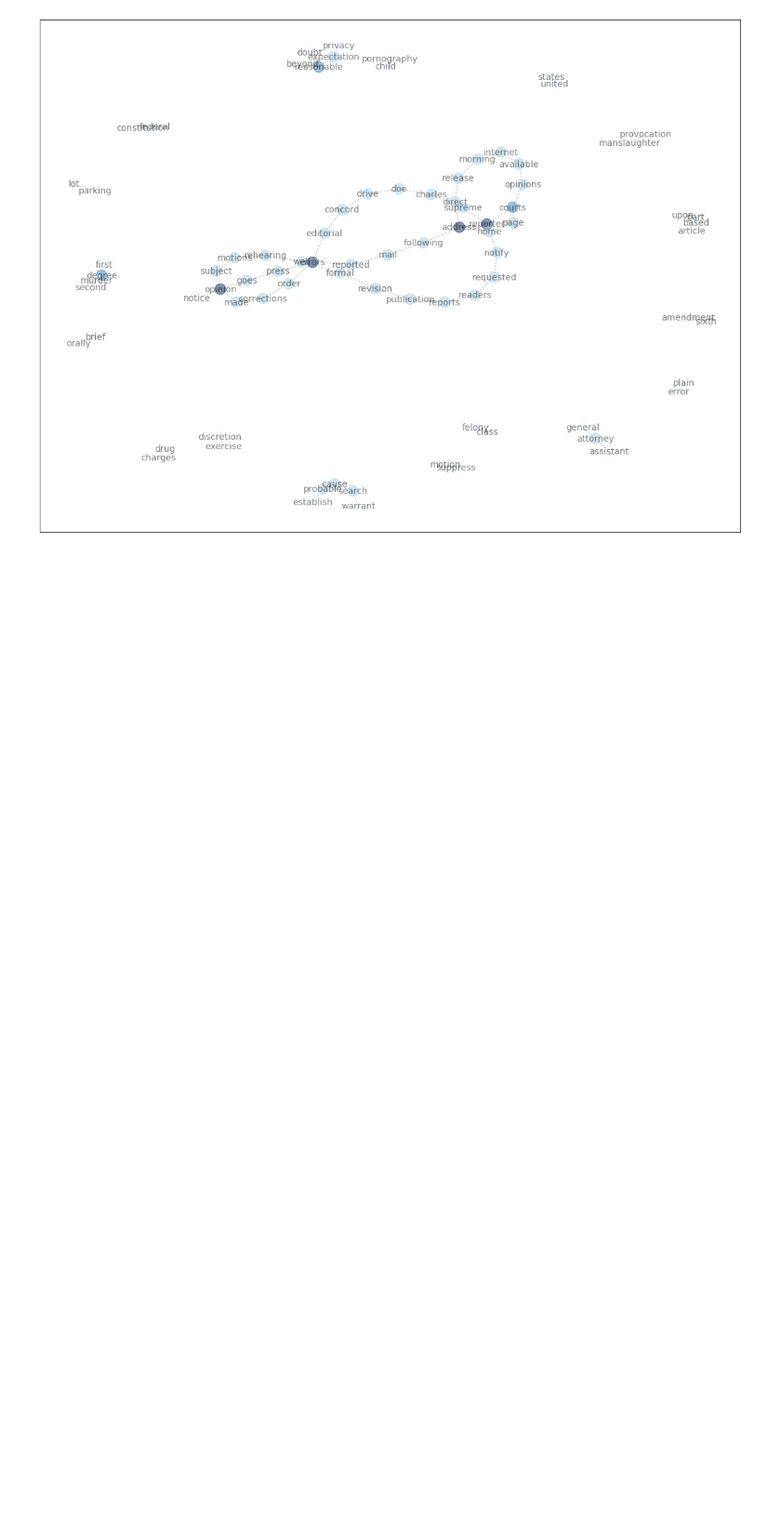
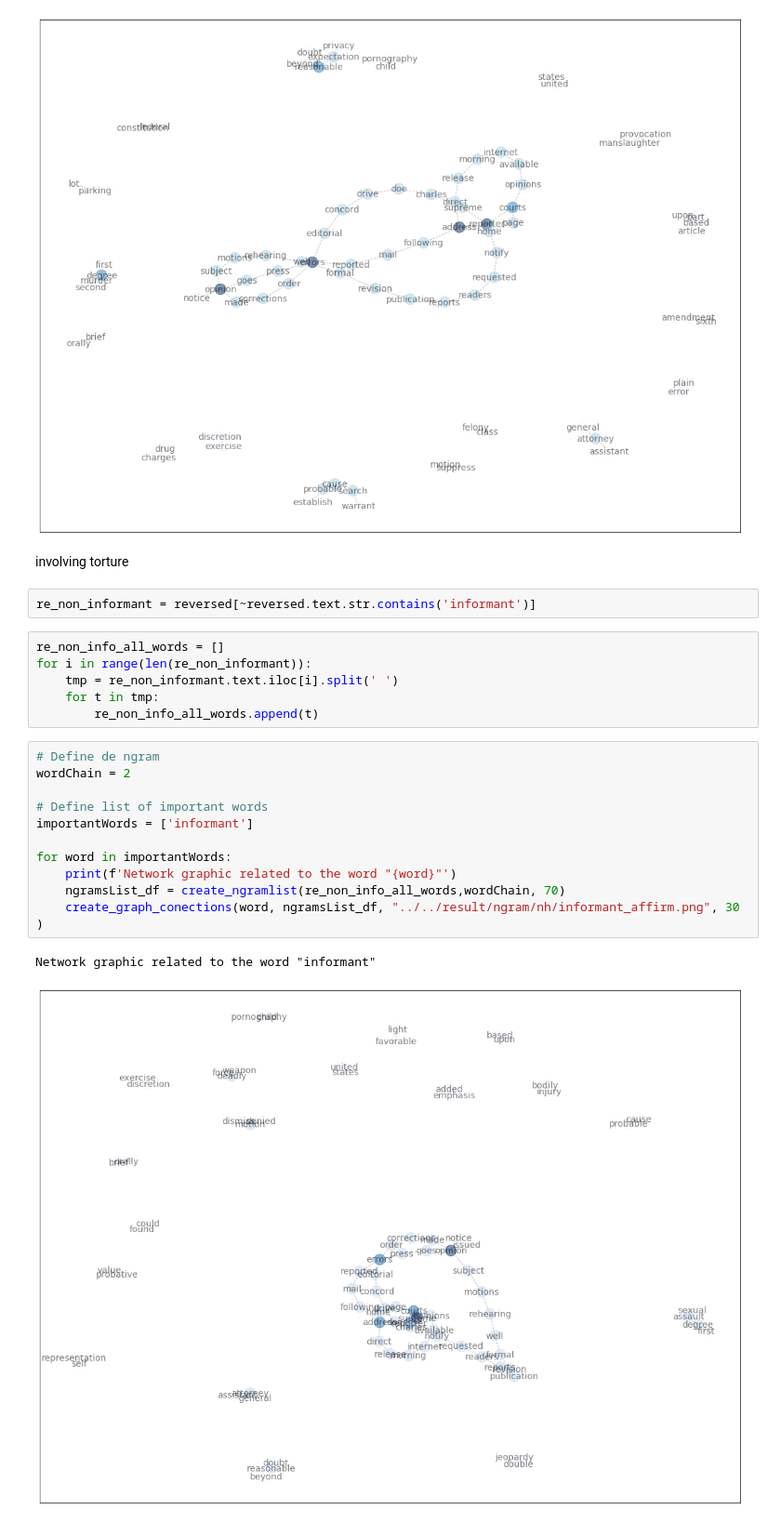
Before and after one commit to changhaoliang/CS506-Spring2020-Projects, a Jupyter notebook: src/analysis/nh_ngram_analytics.ipynb, the cells around one changed output. Shown at 93% size. Drawn from its saved outputs; the diff is of its cells as text; blank space fills up the shorter version.

```diff
--- a/src/analysis/nh_ngram_analytics.ipynb
+++ b/src/analysis/nh_ngram_analytics.ipynb
@@ -298,3 +306,27 @@ for word in importantWords:
 # %% [output]
 Network graphic related to the word "informant"
 [figure]
+# %% [markdown]
+involving torture
+# %%
+re_non_informant = reversed[~reversed.text.str.contains('informant')]
+# %%
+re_non_info_all_words = []
+for i in range(len(re_non_informant)):
+    tmp = re_non_informant.text.iloc[i].split(' ')
+    for t in tmp:
+        re_non_info_all_words.append(t)
+# %%
+# Define de ngram
+wordChain = 2
+
+# Define list of important words
+importantWords = ['informant']
+
+for word in importantWords:
+    print(f'Network graphic related to the word "{word}"')
+    ngramsList_df = create_ngramlist(re_non_info_all_words,wordChain, 70)
+    create_graph_conections(word, ngramsList_df, "../../result/ngram/nh/informant_affirm.png", 30 )
+# %% [output]
+Network graphic related to the word "informant"
+[figure, added]
```
Also changed, not shown: parts of 7 cells of this notebook, 6 other files.
